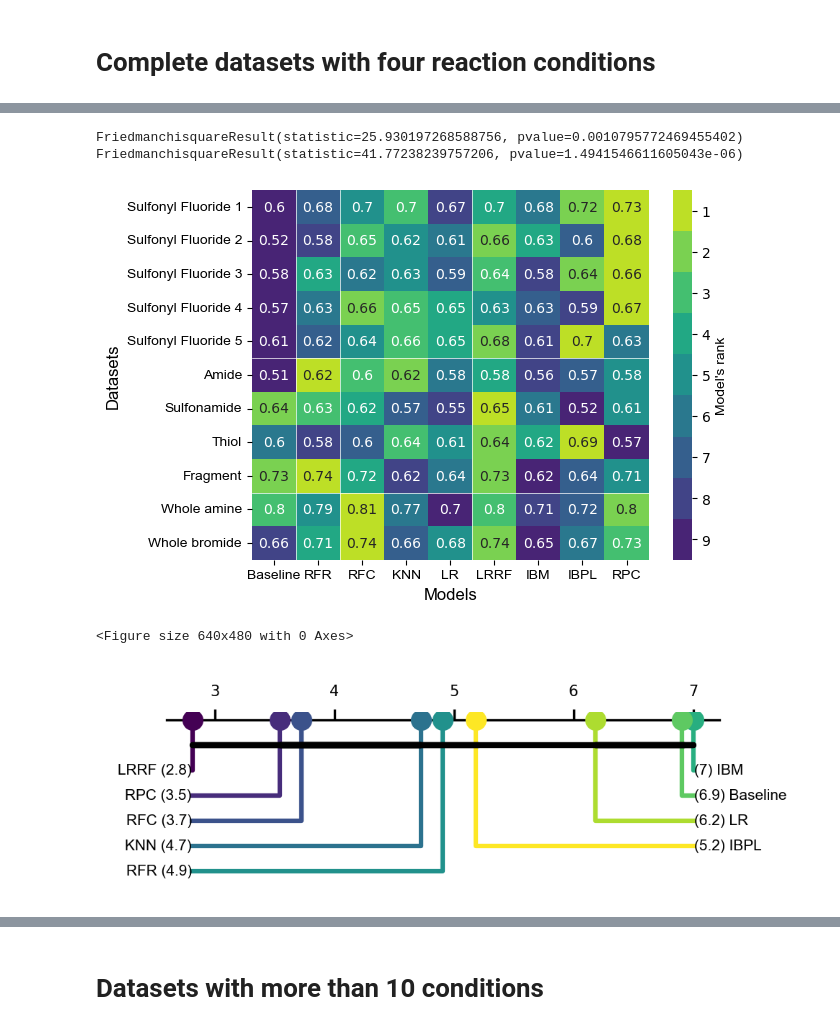
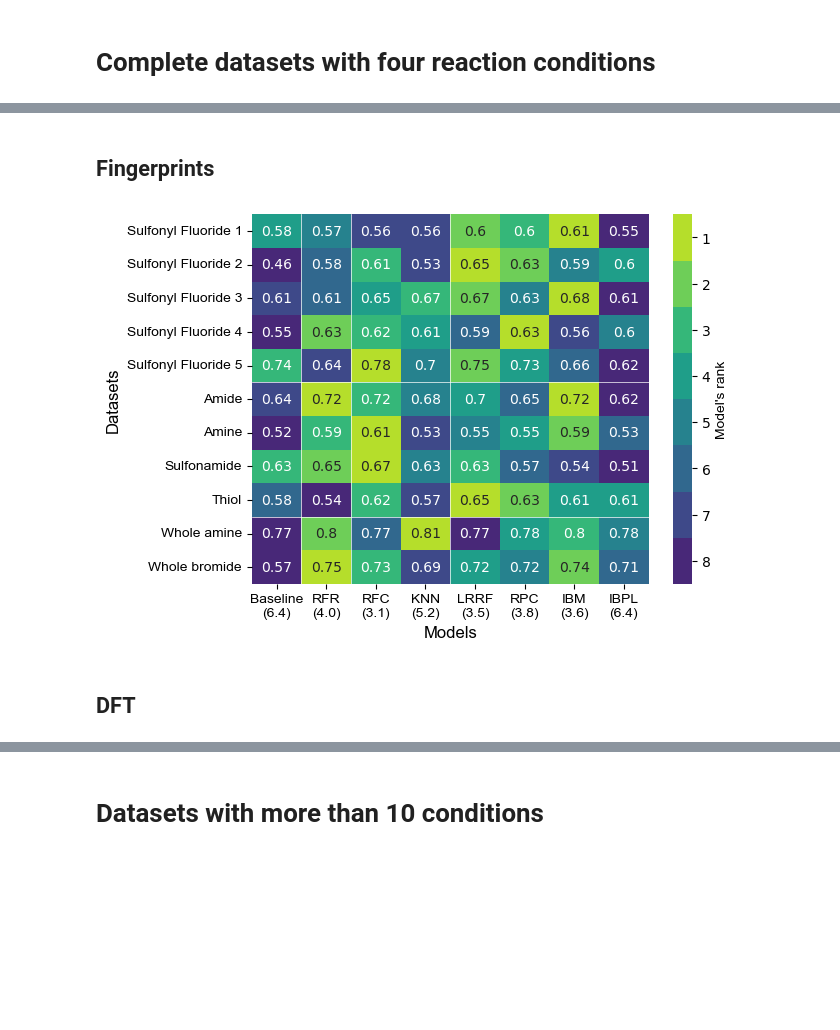
Before and after one commit to ZimmermanGroup/LabelRanking, a Jupyter notebook: performance_analysis.ipynb, the cells around one changed output, grey strips where cells are left out. Drawn from its saved outputs; the diff is of its cells as text; code cells hidden in the pictures; blank space fills up the shorter version.

```diff
--- a/performance_analysis.ipynb
+++ b/performance_analysis.ipynb
@@ -10,2 +11,8 @@ import scikit_posthocs as sp
+# %%
+datasets = [
+    "Sulfonyl Fluoride 1", "Sulfonyl Fluoride 2", "Sulfonyl Fluoride 3", "Sulfonyl Fluoride 4", "Sulfonyl Fluoride 5",
+    "Amide", "Amine", "Sulfonamide", "Thiol",
+    "Whole amine", "Whole bromide"
+]
 # %% [markdown]
 # Complete datasets with four reaction conditions
@@ -131,7 +18,0 @@ ordered_rr = rr_table[ordered_cols]
-# %%
-datasets = [
-    "Sulfonyl Fluoride 1", "Sulfonyl Fluoride 2", "Sulfonyl Fluoride 3", "Sulfonyl Fluoride 4", "Sulfonyl Fluoride 5",
-    "Amide", "Amine", "Sulfonamide", "Thiol",
-    "Fragment",  "Whole amine", "Whole bromide"
-]
-plot_rr_heatmap(ordered_rr, ordered_cols, datasets)
@@ -300,42 +19,15 @@ with pd.ExcelWriter("performance_excels/rem2_datasets_four_condition_average_per
-# %%
-### Getting the rank of algorithms for each dataset in both metrics
-m2_rr_rank_by_dataset = m2_rr_table.shape[1] + 1 - rankdata(m2_rr_table, axis=1)
-m2_kt_rank_by_dataset = m2_kt_table.shape[1] + 1 - rankdata(m2_kt_table, axis=1)
-
-### Friedman test
-m2_rr_friedman_results = friedmanchisquare(
-    *(m2_rr_rank_by_dataset[:, x] for x in range(len(models)))
-)
-m2_kt_friedman_results = friedmanchisquare(
-    *(m2_kt_rank_by_dataset[:, x] for x in range(len(models)))
-)
-print(m2_rr_friedman_results)
-print(m2_kt_friedman_results)
-# %% [output]
-FriedmanchisquareResult(statistic=25.930197268588756, pvalue=0.0010795772469455402)
-FriedmanchisquareResult(statistic=41.77238239757206, pvalue=1.4941546611605043e-06)
-# %%
-m2_ordered_rr = m2_rr_table[ordered_cols]
-plot_rr_heatmap(m2_ordered_rr, ordered_cols, [
-    "Sulfonyl Fluoride 1", "Sulfonyl Fluoride 2", "Sulfonyl Fluoride 3", "Sulfonyl Fluoride 4", "Sulfonyl Fluoride 5",
-    "Amide",  "Sulfonamide", "Thiol",
-    "Fragment",  "Whole amine", "Whole bromide"
-])
-# %% [output]
-[figure, removed]
-# %%
-m2_bonferroni_dunn_test_results = sp.posthoc_dunn(
-    m2_rr_table.unstack().reset_index(name="average rank"),
-    val_col="average rank",
-    group_col="model",
-    p_adjust="bonferroni"
-)
-m2_rr_rank_dict = {x:r for x, r in zip(sorted(models), np.average(m2_rr_rank_by_dataset, axis=0))}
-
-plt.set_cmap("viridis")
-plt.figure(figsize=(3.3,1), dpi=300)
-_ = critical_difference_diagram(m2_rr_rank_dict, m2_bonferroni_dunn_test_results, label_props={"color":"k", "fontfamily":"arial", "fontsize":5})
-# plt.savefig("figures/figure4b.svg", dpi=300, format="svg")
-# %% [output]
-<Figure size 640x480 with 0 Axes>
-[figure, removed]
+# %% [markdown]
+## Fingerprints
+# %%
+all_models_ordered = ["Baseline", "RFR", "RFC", "KNN", "LRRF", "RPC", "IBM", "IBPL"]
+fp_analyzer = Analyzer("fp", all_models_ordered, 0)
+fp_perf_df = fp_analyzer.avg_perf_df
+
+fp_rr_table, fp_kt_table = get_rr_kt_tables(fp_perf_df, all_models_ordered)
+p_rr, p_kt = run_friedman_tests(fp_rr_table, fp_kt_table, all_models_ordered)
+# %%
+plot_rr_heatmap(fp_rr_table, all_models_ordered, datasets)
+# %% [output]
+[figure, added]
+# %% [markdown]
+## DFT
```
Also changed, not shown: parts of 67 cells of this notebook, 1 other file.
